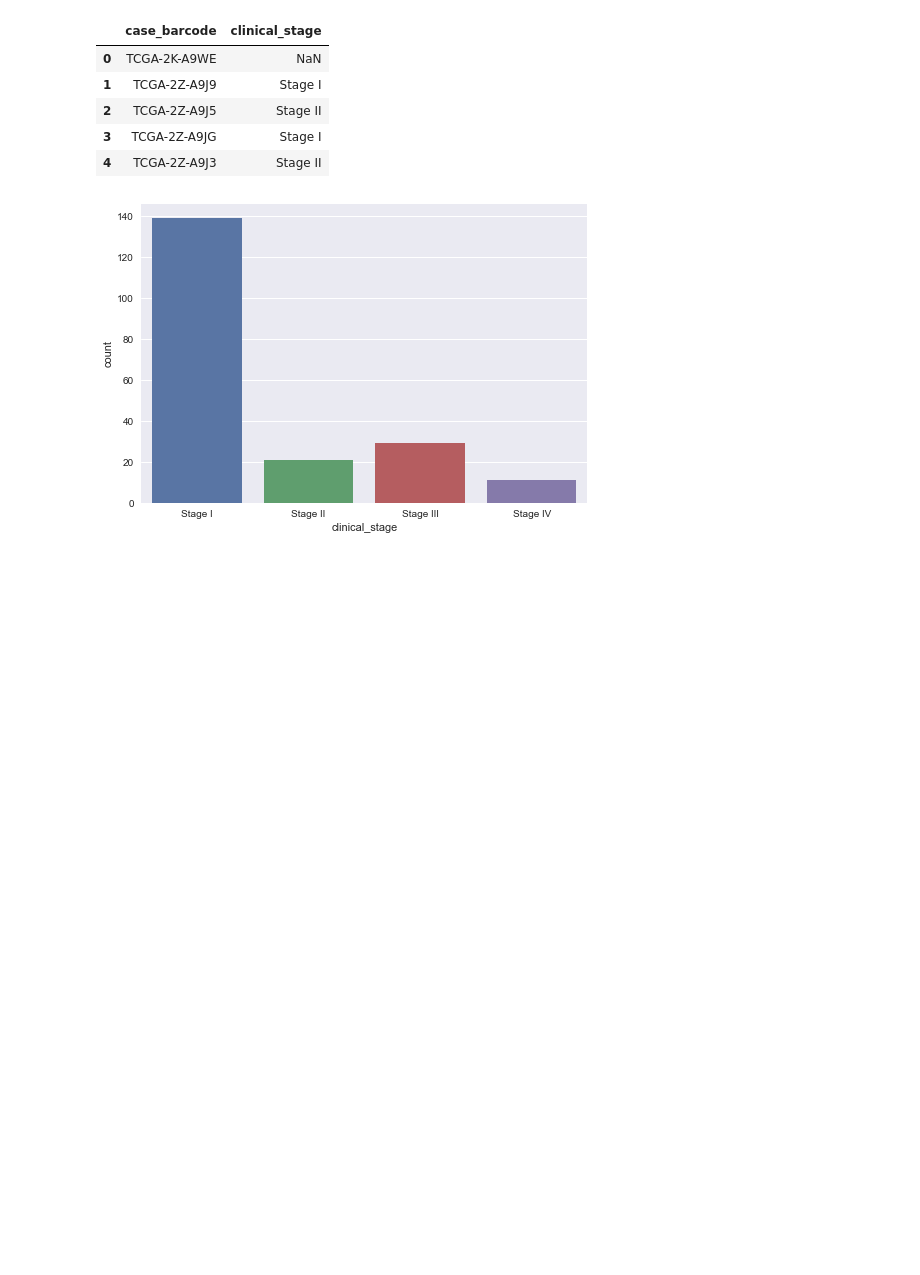
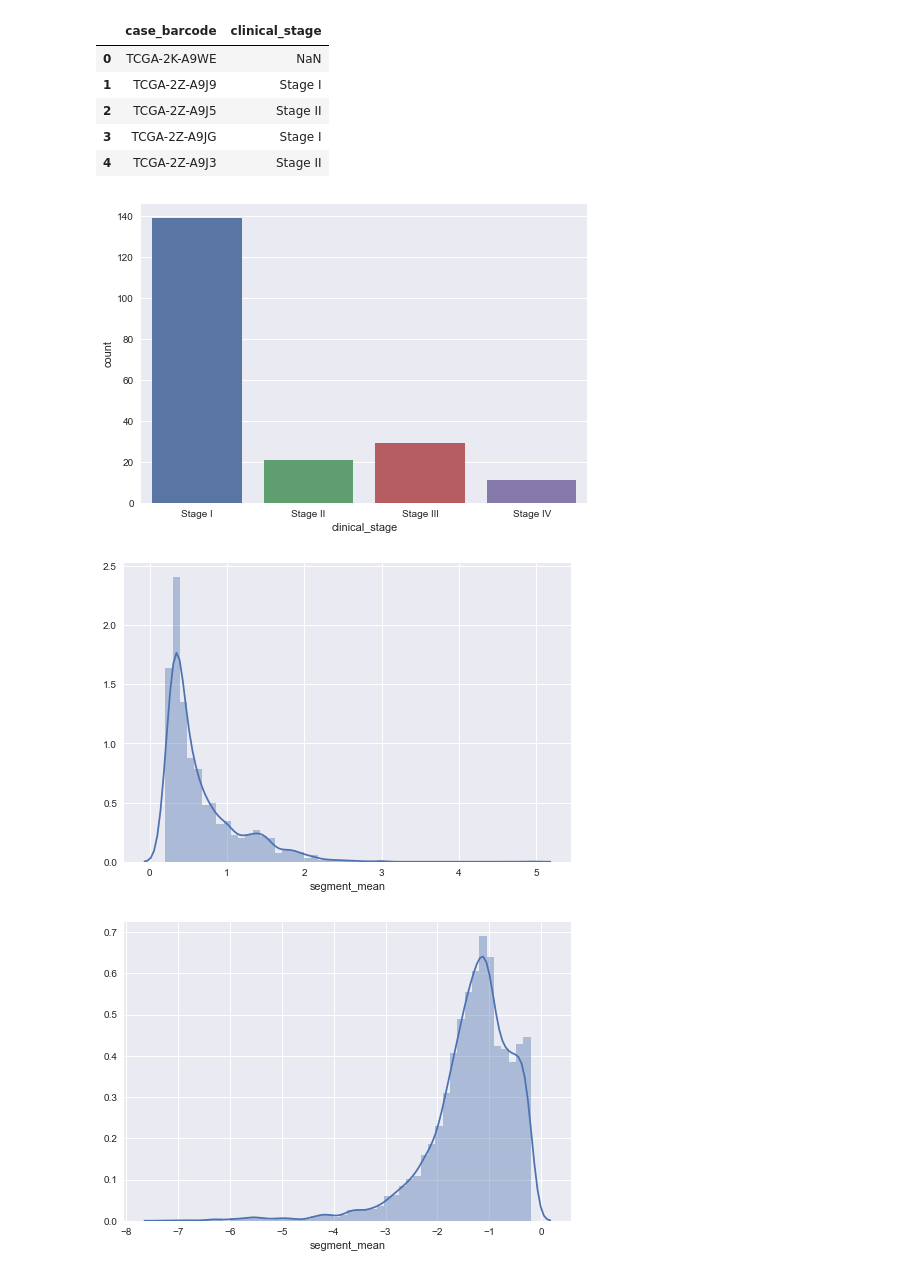
Before and after one commit to SVAI/trimericOGs, a Jupyter notebook: Playground.ipynb, the cells around one changed output. Cells and saved outputs as stored; diff of their text form; code cells hidden in the pictures; blank space fills up the shorter version.

```diff
--- a/Playground.ipynb
+++ b/Playground.ipynb
@@ -6,4 +6,4 @@ import matplotlib.pyplot as plt
 clinical_raw_data = pd.read_csv('./clinical.csv')
 RNAseq_raw_data = pd.read_csv('./RNAseq_15000_samples.csv')
 CNV_raw_data = pd.read_csv('./cnv_15000_rows.csv')
-clinical_raw_data.columns[['case_barcode','case_gdc_id','clinical_stage']]
+clinical_stages_mapper = clinical_raw_data[['case_barcode','case_gdc_id','clinical_stage']]
@@ -24,3 +22,17 @@ sns.countplot(clean_data['clinical_stage'], order=['Stage I', 'Stage II', 'Stage
 plt.show()
 # %% [output]
 [figure]
+# %%
+CNV_raw_stages = CNV_raw_data.merge(clinical_stages_mapper, left_on='case_barcode', right_on='case_barcode')
+RNAseq_raw_stages = RNAseq_raw_data.merge(clinical_stages_mapper, left_on='case_barcode', right_on='case_barcode')
+indels = CNV_raw_stages[0.2 < abs(CNV_raw_stages['segment_mean'])]
+insertions = indels[indels['segment_mean'] > 0]
+deletions = indels[indels['segment_mean'] < 0]
+# %%
+sns.distplot(insertions['segment_mean'])
+plt.show()
+sns.distplot(deletions['segment_mean'])
+plt.show()
+# %% [output]
+[figure, added]
+[figure, added]
```
Also changed, not shown: parts of 3 cells of this notebook.
